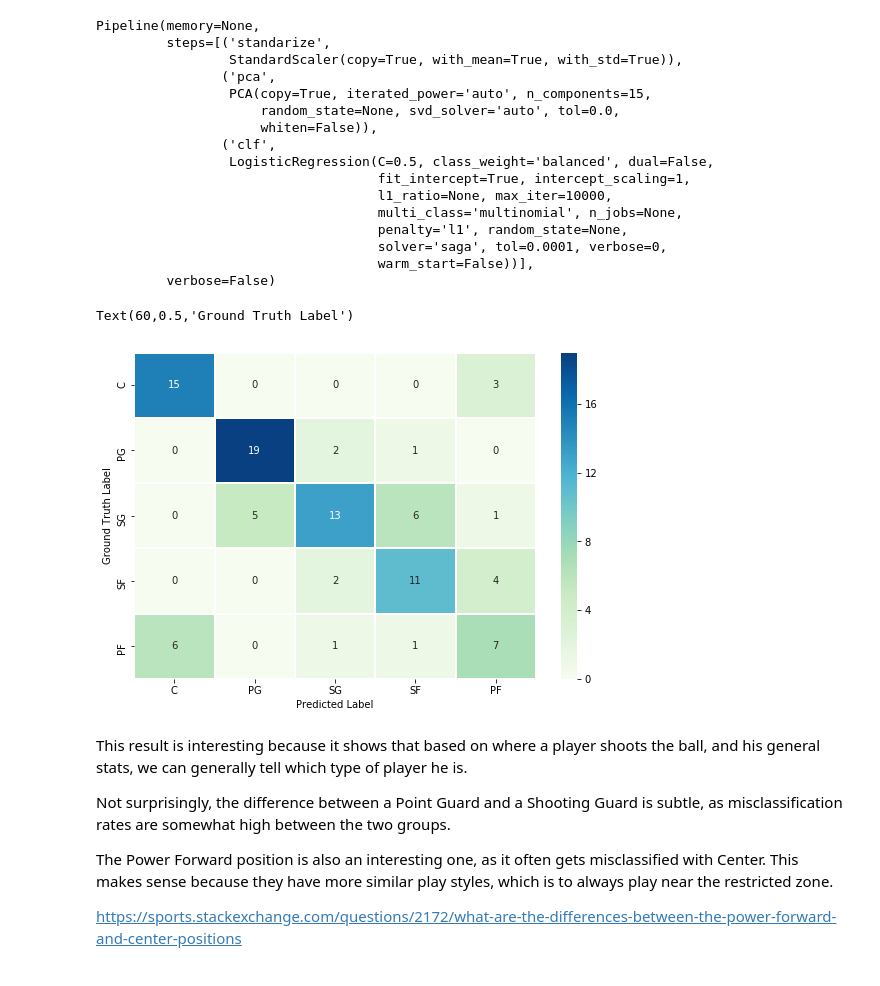
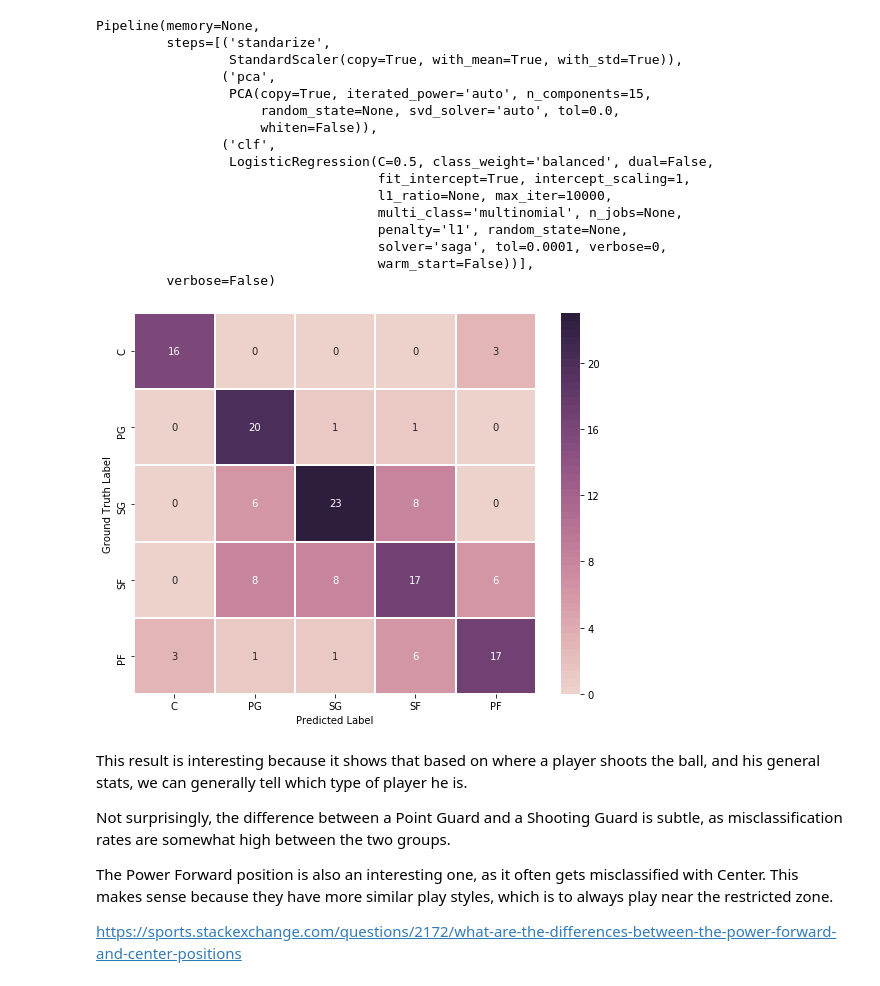
Before and after one commit to Peppershaker/Predicting-NBA-Player-Position, a Jupyter notebook: 3. Modeling.ipynb, the cells around one changed output. Saved outputs shown, nothing was run; the diff lists cells and outputs as text; code cells hidden in the pictures.

```diff
--- a/3. Modeling.ipynb
+++ b/3. Modeling.ipynb
@@ -186,14 +211,24 @@ pipeline = Pipeline([('standarize', StandardScaler()),
 
 param_grid = {"clf__penalty":['l1','l2','none'],
               "clf__C":[.5,.75,1,1.25],
-              "pca__n_components":[5,10,15,18]
-             }
+              "pca__n_components":[5,10,15,18]}
+
+scoring = {'Accuracy': make_scorer(accuracy_score),
+           'Balanced Accuracy': make_scorer(balanced_accuracy_score)}
 
 cv = StratifiedKFold(5, shuffle=True)
 
-grid_search = GridSearchCV(pipeline, param_grid, verbose=0, scoring='accuracy', cv=cv, n_jobs=-1)
+lr_grid_search = GridSearchCV(pipeline,
+                              param_grid,
+                              verbose=0,
+                              scoring=scoring,
+                              cv=cv,
+                              n_jobs=-1,
+                              refit='Balanced Accuracy')
 
-grid_search.fit(X_train, y_train);
+lr_grid_search.fit(X_train, y_train);
 
-grid_search.score(X_test, y_test)
+lr_score = lr_grid_search.score(X_test, y_test)
+
+print("Logistic regression accuracy score is %.2f" % lr_score)
 # %% [output]
@@ -227,20 +255,7 @@ cm = confusion_matrix(y_test, grid_search.predict(X_test))
-# %%
-# Draw a heatmap with the numeric values in each cell
-f, ax = plt.subplots(figsize=(9, 5))
-heat_map = sns.heatmap(cm,
-                       annot=True,
-                       fmt="d",
-                       linewidths=1,
-                       ax=ax,
-                       cmap='GnBu',
-                       xticklabels=label_encoder_dict.keys(),
-                       yticklabels=label_encoder_dict.keys())
-
-heat_map.set_xlabel("Predicted Label")
-heat_map.set_ylabel("Ground Truth Label")
-# %% [output]
-Text(60,0.5,'Ground Truth Label')
-[figure, removed]
+# %%
+draw_confusion_matrix(y_test, lr_grid_search.predict(X_test))
+# %% [output]
+[figure, added]
 # %% [markdown]
 This result is interesting because it shows that based on where a player shoots the ball, and his general stats, we can generally tell which type of player he is.
 
```
Also changed, not shown: parts of 28 cells of this notebook, 2 other files.
